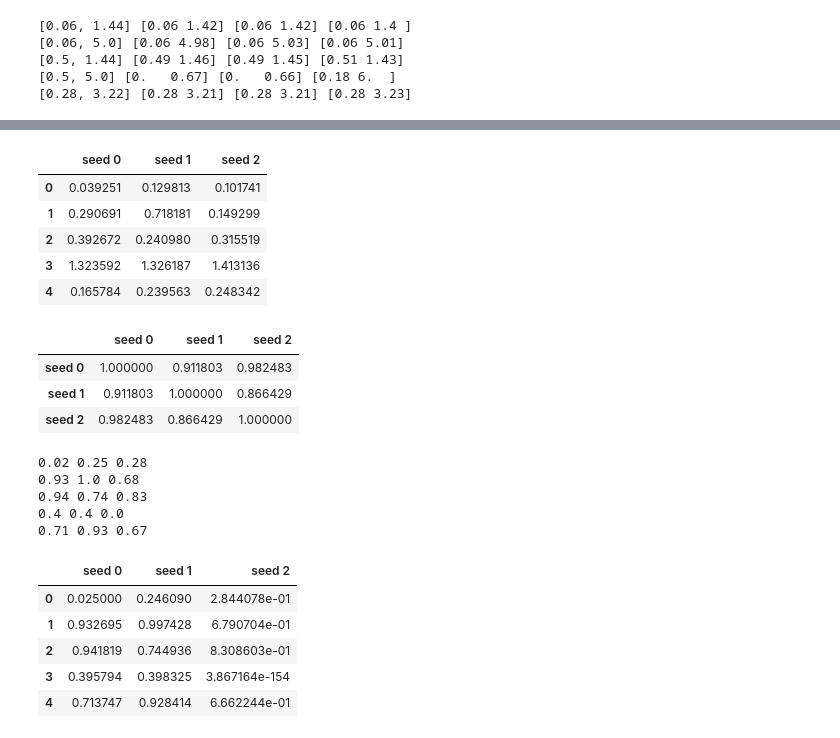
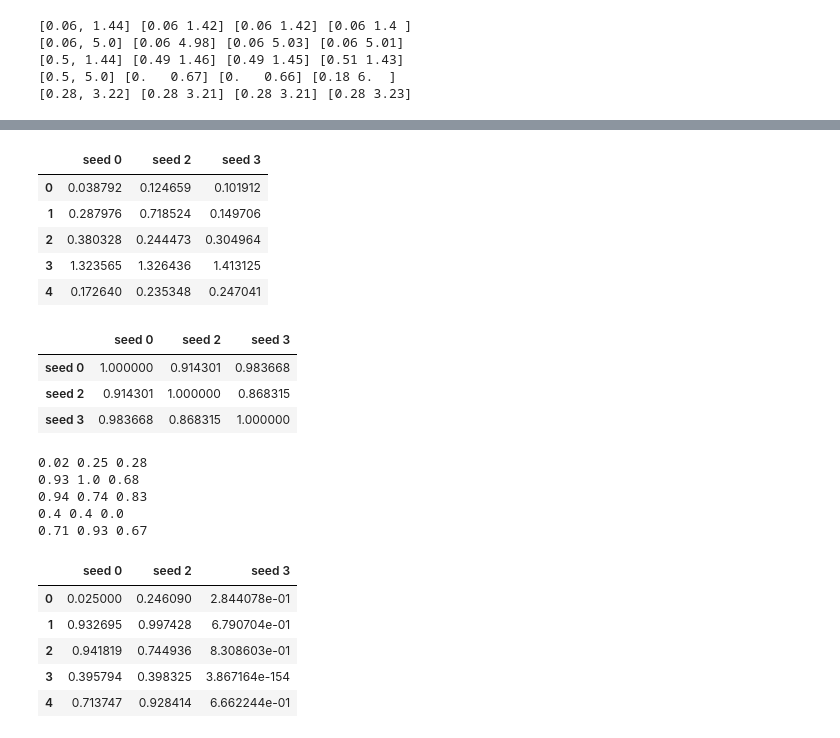
Before and after one commit to valentine-alia/BPE, a Jupyter notebook: concatenating_experiment/concatenating_stuff.ipynb, the cells around one changed output, grey strips where cells are left out. Drawn from its saved outputs; the diff is of its cells as text; code cells hidden in the pictures.

```diff
--- a/concatenating_experiment/concatenating_stuff.ipynb
+++ b/concatenating_experiment/concatenating_stuff.ipynb
@@ -306,23 +306,23 @@ for i in range(len(a_vals)):
 # %%
 df = pd.DataFrame([euclidean_metrics0,euclidean_metrics2,euclidean_metrics3]).T
 
-df.columns = ["seed 0", "seed 1", "seed 2"]
+df.columns = ["seed 0", "seed 2", "seed 3"]
 
 df
 # %% [output]
-|  | seed 0 | seed 1 | seed 2 |
-| 0 | 0.039251 | 0.129813 | 0.101741 |
-| 1 | 0.290691 | 0.718181 | 0.149299 |
-| 2 | 0.392672 | 0.240980 | 0.315519 |
-| 3 | 1.323592 | 1.326187 | 1.413136 |
-| 4 | 0.165784 | 0.239563 | 0.248342 |
+|  | seed 0 | seed 2 | seed 3 |
+| 0 | 0.038792 | 0.124659 | 0.101912 |
+| 1 | 0.287976 | 0.718524 | 0.149706 |
+| 2 | 0.380328 | 0.244473 | 0.304964 |
+| 3 | 1.323565 | 1.326436 | 1.413125 |
+| 4 | 0.172640 | 0.235348 | 0.247041 |
 # %%
 df.corr()
 # %% [output]
-|  | seed 0 | seed 1 | seed 2 |
-| seed 0 | 1.000000 | 0.911803 | 0.982483 |
-| seed 1 | 0.911803 | 1.000000 | 0.866429 |
-| seed 2 | 0.982483 | 0.866429 | 1.000000 |
+|  | seed 0 | seed 2 | seed 3 |
+| seed 0 | 1.000000 | 0.914301 | 0.983668 |
+| seed 2 | 0.914301 | 1.000000 | 0.868315 |
+| seed 3 | 0.983668 | 0.868315 | 1.000000 |
 # %%
 CI_metrics0 = []
 CI_metrics2 = []
@@ -347,11 +347,11 @@ for i in range(len(a_vals)):
 # %%
 CI_df = pd.DataFrame([CI_metrics0,CI_metrics2,CI_metrics3]).T
 
-CI_df.columns = ["seed 0", "seed 1", "seed 2"]
+CI_df.columns = ["seed 0", "seed 2", "seed 3"]
 
 CI_df
 # %% [output]
-|  | seed 0 | seed 1 | seed 2 |
+|  | seed 0 | seed 2 | seed 3 |
 | 0 | 0.025000 | 0.246090 | 2.844078e-01 |
 | 1 | 0.932695 | 0.997428 | 6.790704e-01 |
 | 2 | 0.941819 | 0.744936 | 8.308603e-01 |
```
Also changed, not shown: parts of 9 cells of this notebook, 28 other files.
